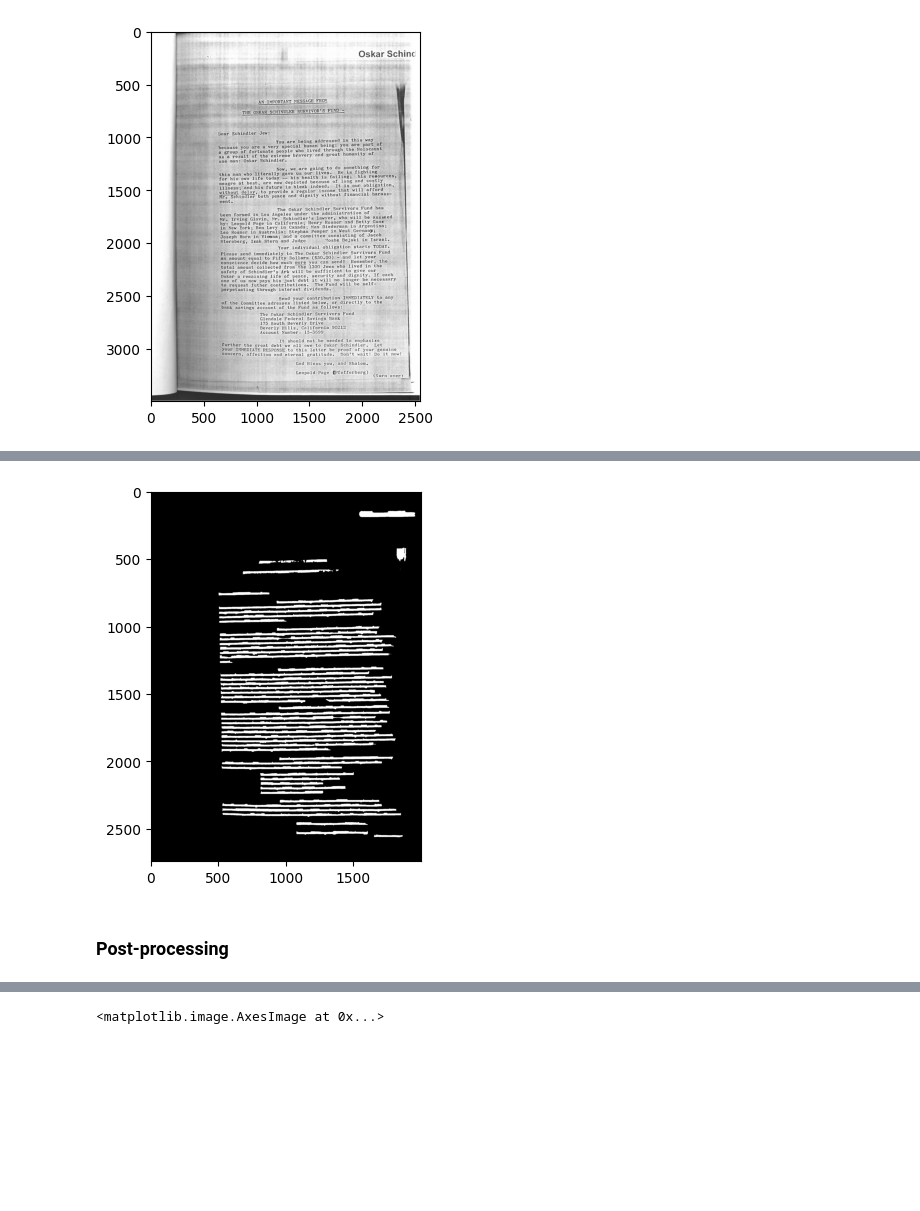
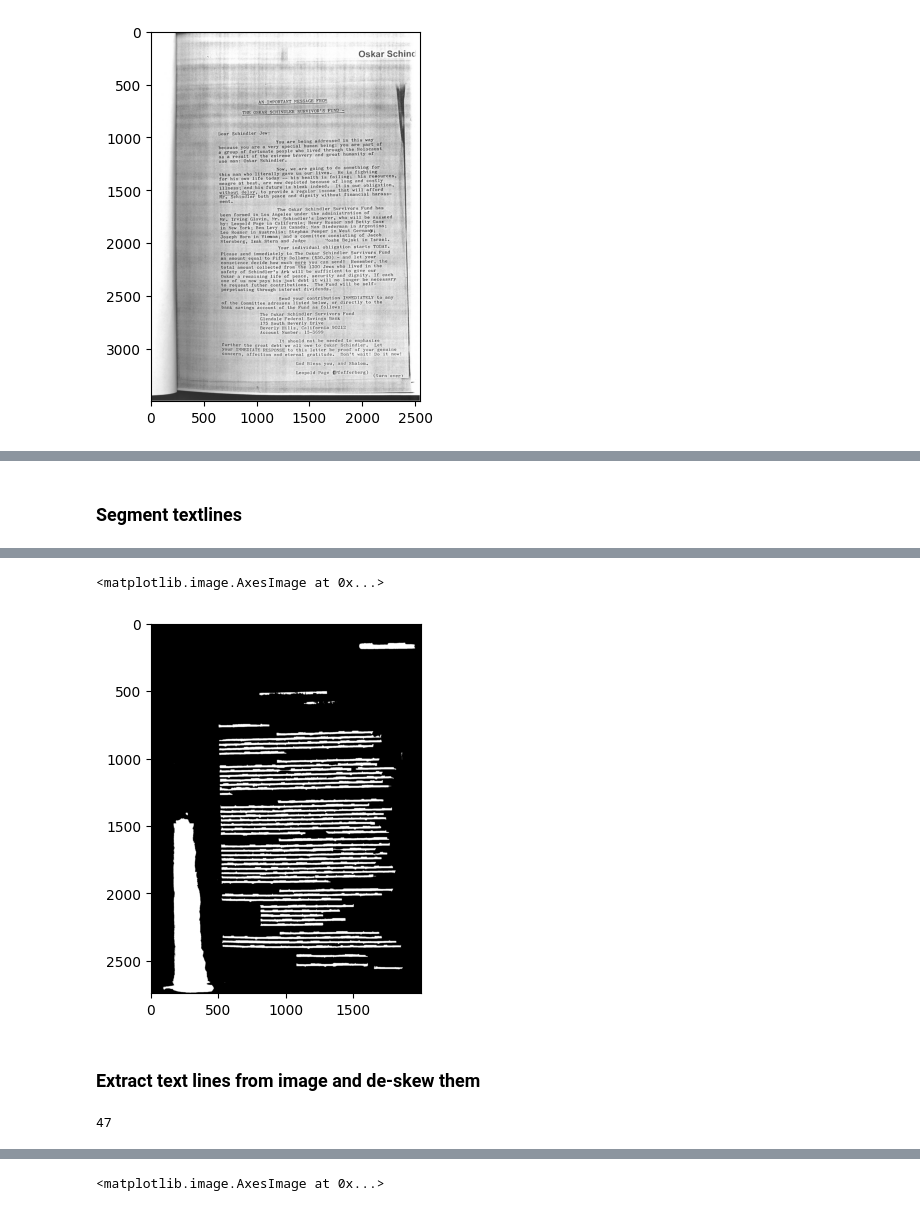
Before and after one commit to pluniak/ocrd, a Jupyter notebook: notebooks/pipeline.ipynb, the cells around one changed output, grey strips where cells are left out. Drawn from its saved outputs; the diff is of its cells as text; code cells hidden in the pictures; blank space fills up the shorter version.

```diff
--- a/notebooks/pipeline.ipynb
+++ b/notebooks/pipeline.ipynb
@@ -14,4 +16,7 @@ from utils import *
 # %% [output]
 The autoreload extension is already loaded. To reload it, use:
   %reload_ext autoreload
+# %%
+img_path = '../test_data/schindler_image.jpg'
+binarize_mode = 'fast' # 'detailed', 'fast', 'no'
 # %%
@@ -24,13 +30,21 @@ plt.imshow(img)
 # %%
 ### Binarize image
-model_name = "SBB/eynollah-binarization"
-model = from_pretrained_keras(model_name)
-binarized = do_prediction(model, img)
+if binarize_mode == 'detailed':
+    model_name = "SBB/eynollah-binarization"
+    model = from_pretrained_keras(model_name)
+    binarized = do_prediction(model, img)
 
-# convert from mask to image (letters black)
-binarized = binarized.astype(np.int8)
-binarized = -binarized + 1
+    # convert from mask to image (letters black)
+    binarized = binarized.astype(np.int8)
+    binarized = -binarized + 1
+    binarized = (binarized*255).astype(np.uint8)
+elif binarize_mode == 'fast':
+    binarized = return_scaled_image(img, 1, img.shape[1])
+    binarized = cv2.cvtColor(binarized, cv2.COLOR_BGR2GRAY)
+    binarized = cv2.threshold(binarized, 0, 255, cv2.THRESH_BINARY | cv2.THRESH_OTSU)[1]
+    binarized = np.repeat(binarized[:, :, np.newaxis], 3, axis=2)
+else:
+    binarized = img.copy()
 binarized = binarized.astype(np.uint8)
-
-plt.imshow(binarized*255)
+plt.imshow(binarized)
 # %% [output]
@@ -46,9 +53,11 @@ WARNING:tensorflow:No training configuration found in save file, so the model wa
+# %% [markdown]
+### Segment textlines
 # %%
 ### Segment textlines
 # do inference
 model_name = "SBB/eynollah-textline"
-#model = from_pretrained_keras(model_name)
-textlines = do_prediction(model, binarized*255)
+model = from_pretrained_keras(model_name)
+textlines = do_prediction(model, binarized)
 
 plt.imshow(textlines*255)
 # %% [output]
@@ -56,2 +66,3 @@ plt.imshow(textlines*255)
+<matplotlib.image.AxesImage at 0x...>
-[figure, old version]
+[figure, new version]
 # %%
@@ -59,3 +71,3 @@ plt.imshow(textlines*255)
-# %% [markdown]
-### Post-processing
+# %% [markdown]
+### Extract text lines from image and de-skew them
 # %%
@@ -63,2 +75,5 @@ img_resized = resize_image(img, textlines.shape[0], textlines.shape[1])
 # %%
 textline_images = extract_and_deskew_textlines(img_resized, textlines[...,0])
+len(textline_images['array'])
+# %% [output]
+47
```
Also changed, not shown: parts of 17 cells of this notebook, 10 other files.
